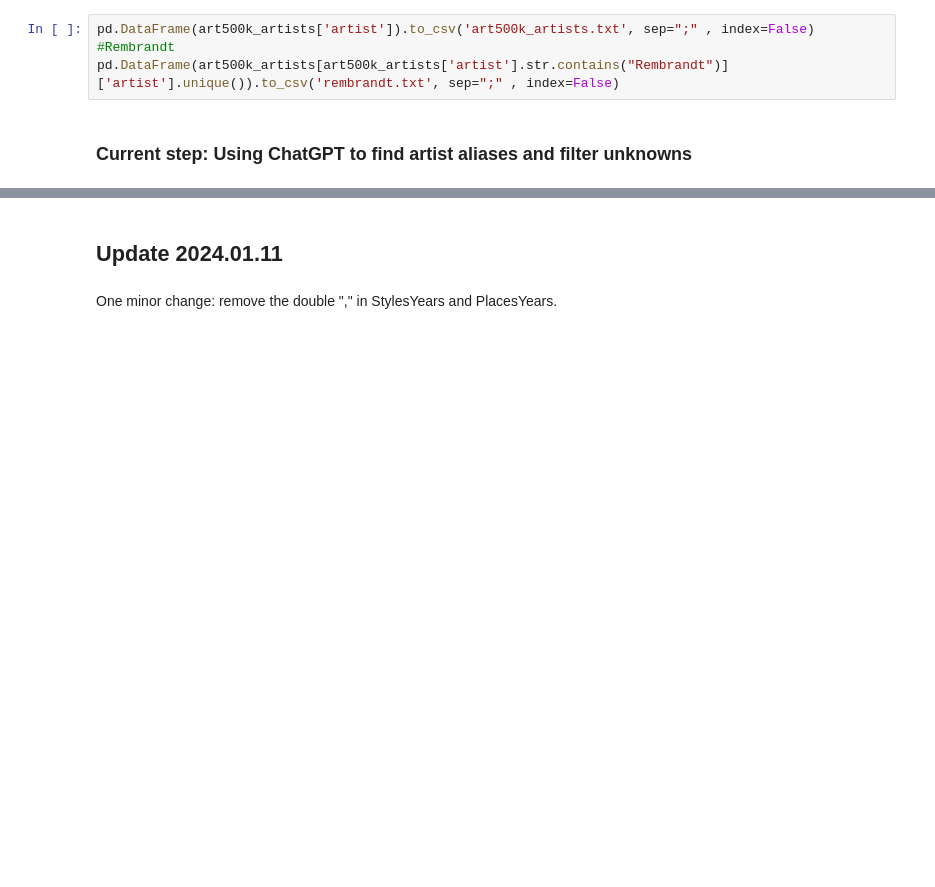
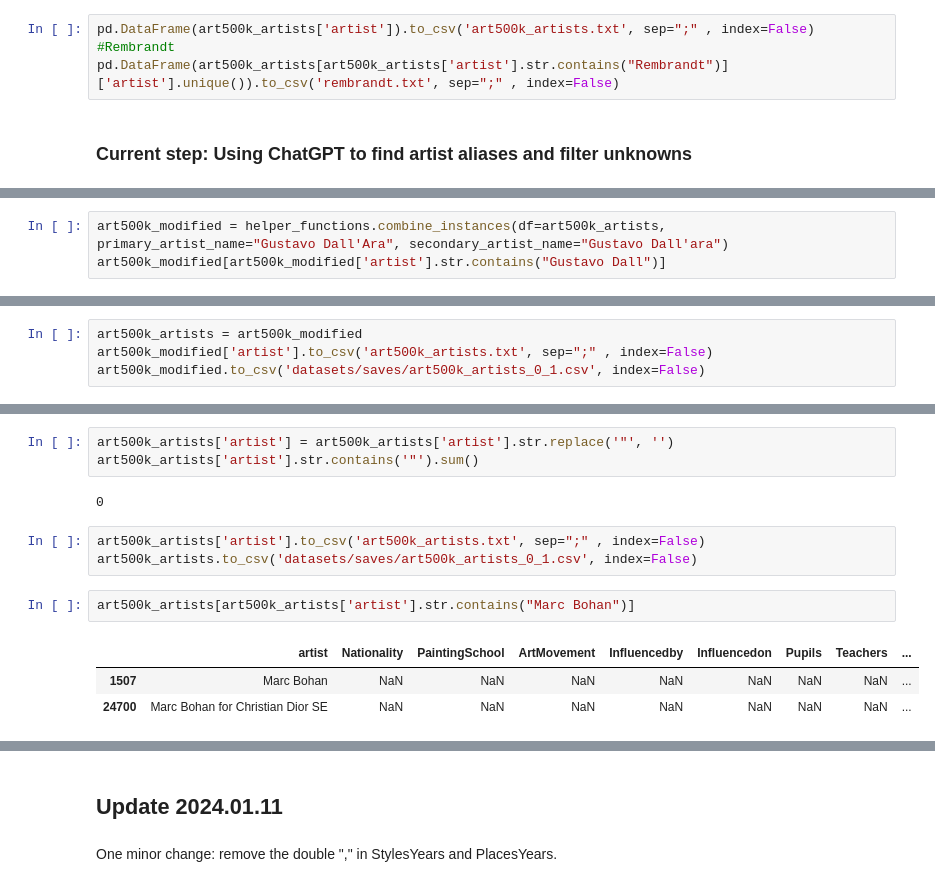
Before and after one commit to me9hanics/PainterPalette, a Jupyter notebook: art500k_updates.ipynb, the cells around one changed output, grey strips where cells are left out. Saved outputs shown, nothing was run; the diff lists cells and outputs as text; blank space fills up the shorter version.

Commit message:
add generating function

```diff
--- a/art500k_updates.ipynb
+++ b/art500k_updates.ipynb
@@ -282,0 +307,3 @@ pd.DataFrame(art500k_artists[art500k_artists['artist'].str.contains("Rembrandt")
+# %%
+art500k_modified = helper_functions.combine_instances(df=art500k_artists, primary_artist_name="Gustavo Dall'Ara", secondary_artist_name="Gustavo Dall'ara")
+art500k_modified[art500k_modified['artist'].str.contains("Gustavo Dall")]
@@ -282,0 +330,4 @@ pd.DataFrame(art500k_artists[art500k_artists['artist'].str.contains("Rembrandt")
+# %%
+art500k_artists = art500k_modified
+art500k_modified['artist'].to_csv('art500k_artists.txt', sep=";" , index=False)
+art500k_modified.to_csv('datasets/saves/art500k_artists_0_1.csv', index=False)
@@ -282,0 +354,14 @@ pd.DataFrame(art500k_artists[art500k_artists['artist'].str.contains("Rembrandt")
+# %%
+art500k_artists['artist'] = art500k_artists['artist'].str.replace('"', '')
+art500k_artists['artist'].str.contains('"').sum()
+# %% [output]
+0
+# %%
+art500k_artists['artist'].to_csv('art500k_artists.txt', sep=";" , index=False)
+art500k_artists.to_csv('datasets/saves/art500k_artists_0_1.csv', index=False)
+# %%
+art500k_artists[art500k_artists['artist'].str.contains("Marc Bohan")]
+# %% [output]
+|  | artist | Nationality | PaintingSchool | ArtMovement | Influencedby | Influencedon | Pupils | Teachers | ... |
+| 1507 | Marc Bohan | NaN | NaN | NaN | NaN | NaN | NaN | NaN | ... |
+| 24700 | Marc Bohan for Christian Dior SE | NaN | NaN | NaN | NaN | NaN | NaN | NaN | ... |
```
Also changed, not shown: parts of 8 cells of this notebook.
